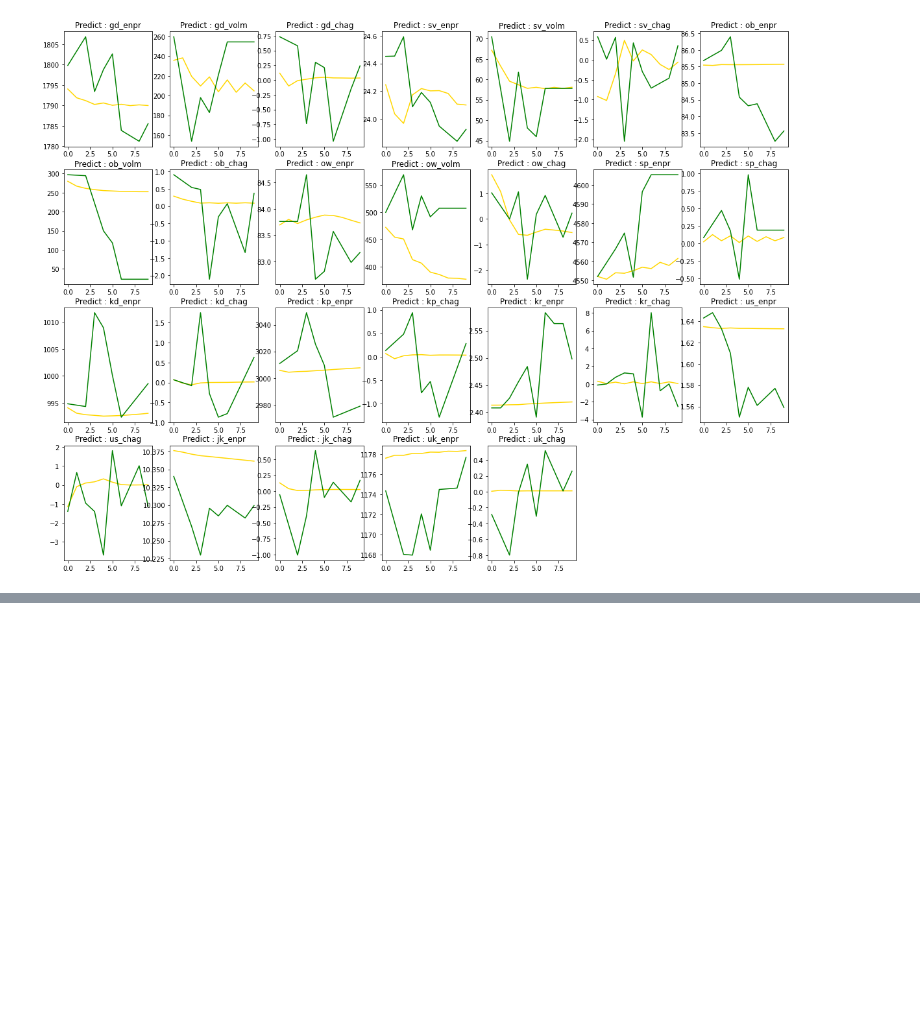
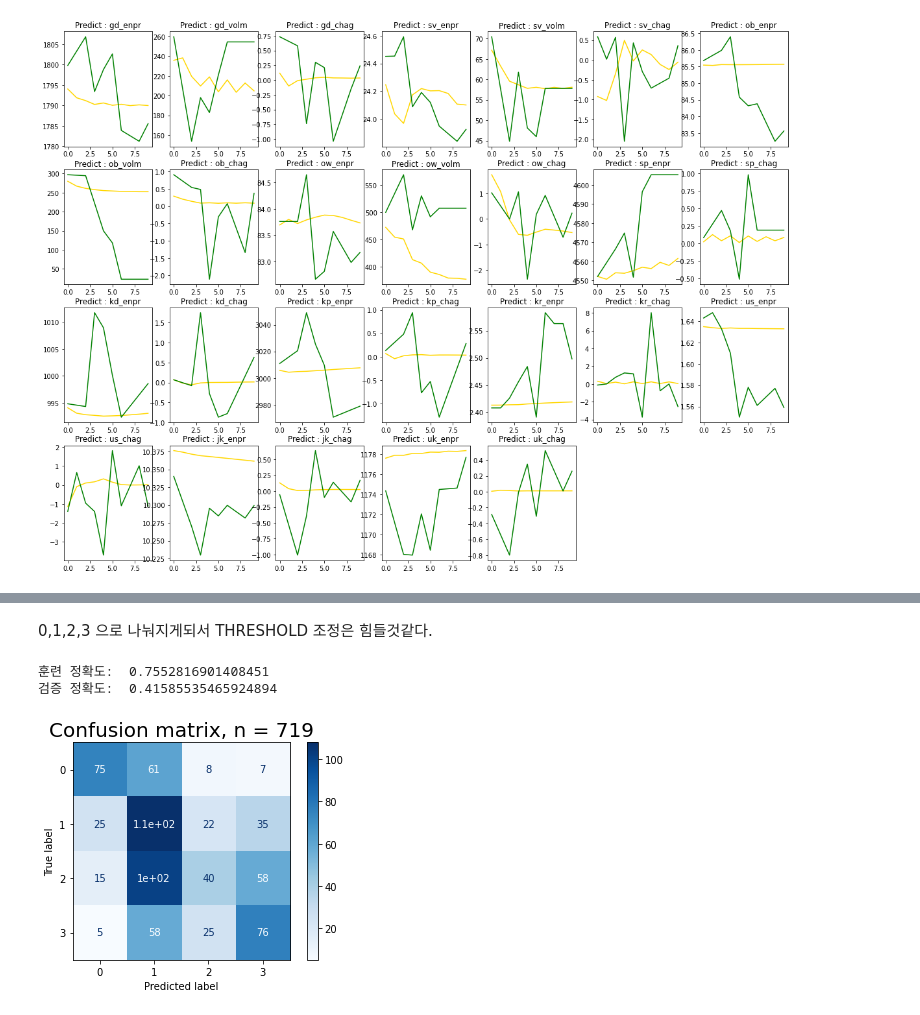
Before and after one commit to sumu97/Data-Science-Cheat-Code, a Jupyter notebook: Kospi_Market_Analysis_sumu97.ipynb, the cells around one changed output, grey strips where cells are left out. Cells and saved outputs as stored; diff of their text form; code cells hidden in the pictures; blank space fills up the shorter version.

```diff
--- a/Kospi_Market_Analysis_sumu97.ipynb
+++ b/Kospi_Market_Analysis_sumu97.ipynb
@@ -529,0 +625,29 @@ df = df.drop(['kp_enpr', 'kp_chag'], axis=1)
+# %% [markdown]
+0,1,2,3 으로 나눠지게되서 THRESHOLD 조정은 힘들것같다.
+# %%
+# 모델 (XGBClassifier) 학습
+pipe = make_pipeline(
+    OrdinalEncoder(),
+    SimpleImputer(),
+    XGBClassifier(n_estimators=100, min_child_weight=1)
+)
+
+pipe.fit(X_train, y_train)
+print('훈련 정확도: ', pipe.score(X_train, y_train))
+print('검증 정확도: ', pipe.score(X_val, y_val))
+pred = pipe.predict(X_val)
+# %% [output]
+훈련 정확도:  0.7552816901408451
+검증 정확도:  0.41585535465924894
+# %%
+from sklearn.metrics import plot_confusion_matrix
+import matplotlib.pyplot as plt
+
+fig, ax = plt.subplots()
+pcm = plot_confusion_matrix(pipe, X_val, y_val,
+                            cmap=plt.cm.Blues,
+                            ax=ax);
+plt.title(f'Confusion matrix, n = {len(y_val)}', fontsize=20)
+plt.show()
+# %% [output]
+[figure, added]
```
Also changed, not shown: parts of 71 cells of this notebook.
